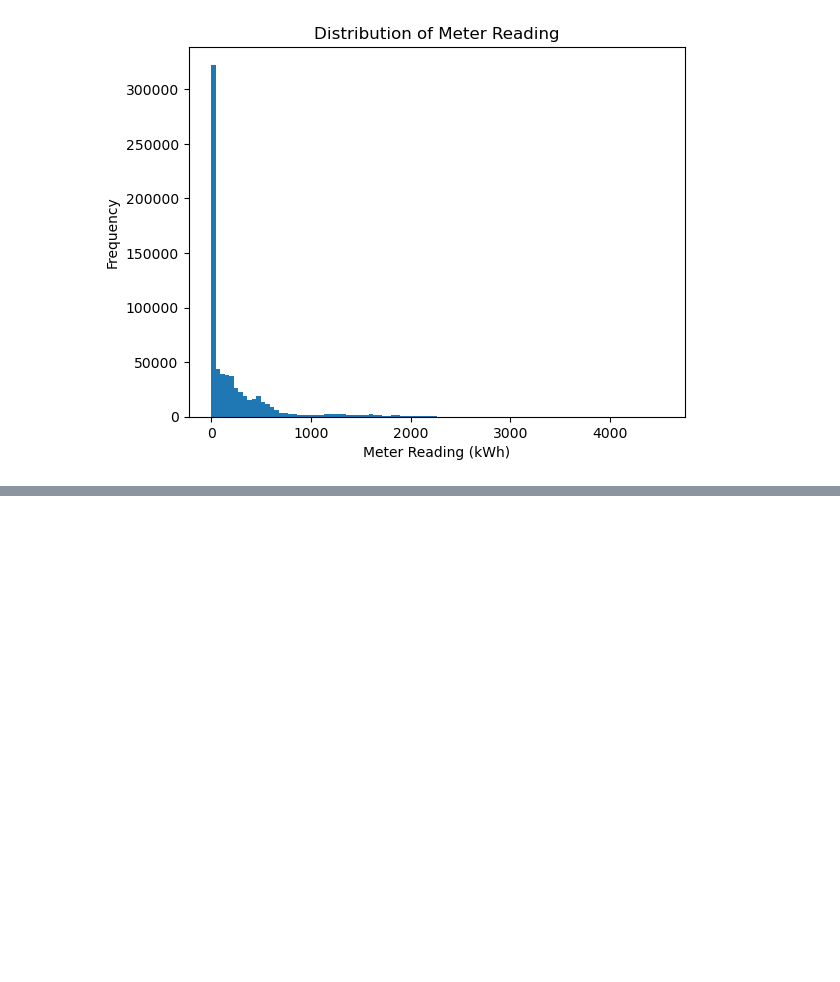
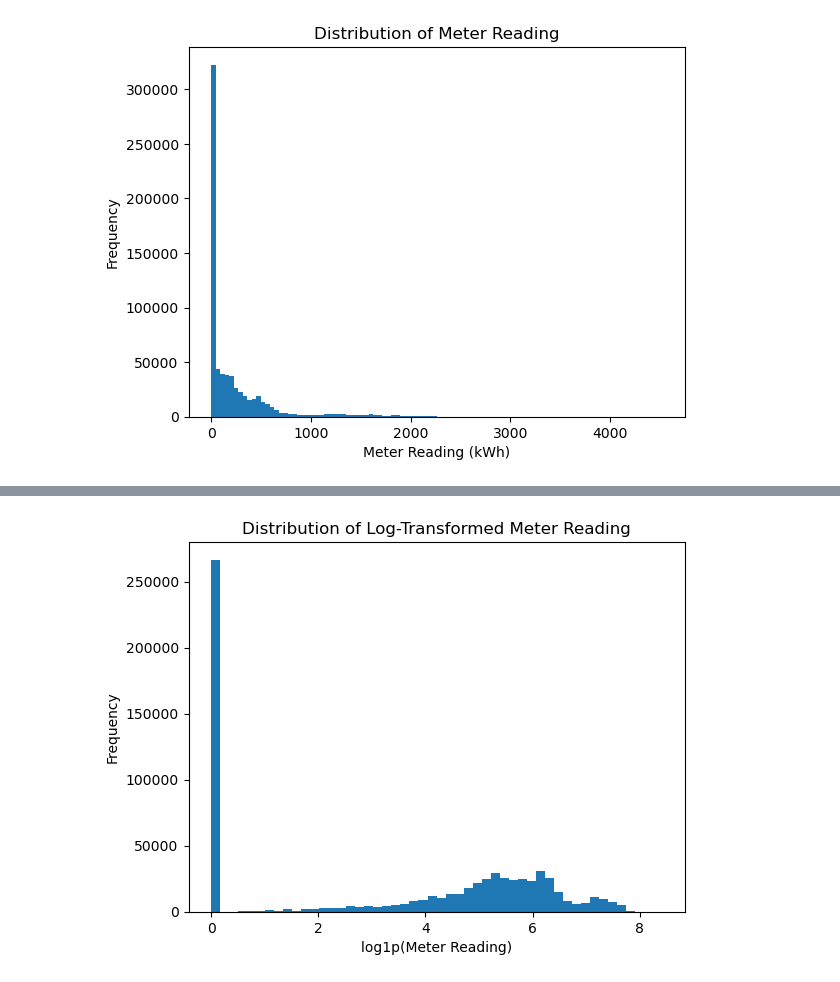
Before and after one commit to ss7172/MLforClimate, a Jupyter notebook: eda.ipynb, the cells around one changed output, grey strips where cells are left out. Saved outputs shown, nothing was run; the diff lists cells and outputs as text; code cells hidden in the pictures; blank space fills up the shorter version.

```diff
--- a/eda.ipynb
+++ b/eda.ipynb
@@ -67,0 +92,9 @@ plt.show()
+# %%
+meter_log = np.log1p(df['meter_reading'])
+plt.hist(meter_log, bins=50)
+plt.title('Distribution of Log-Transformed Meter Reading')
+plt.xlabel('log1p(Meter Reading)')
+plt.ylabel('Frequency')
+plt.show()
+# %% [output]
+[figure, added]
```
Also changed, not shown: parts of 2 cells of this notebook, 7 other files.
